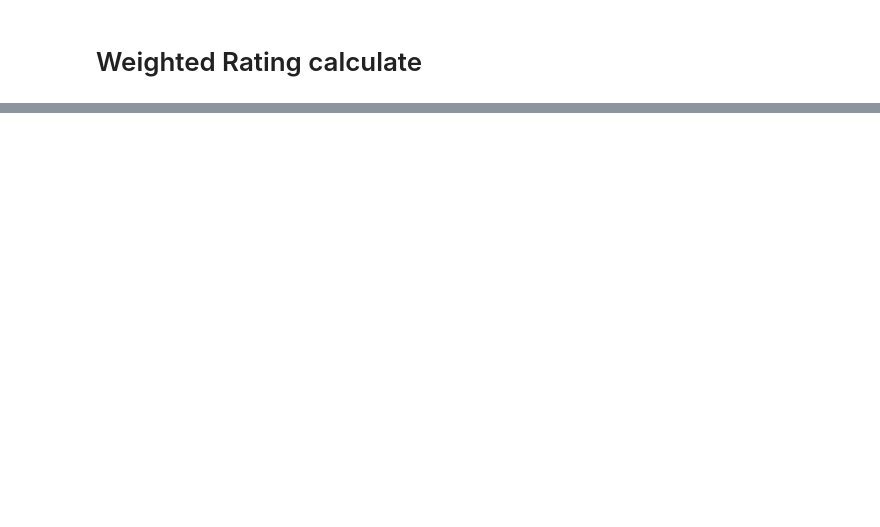
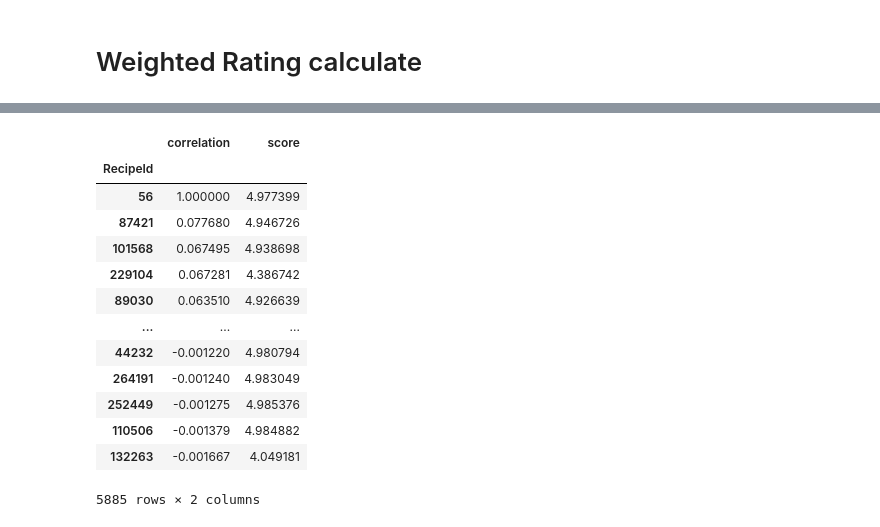
Before and after one commit to dumpfordummy/BACS2003-Recipe-Recommendation, a Jupyter notebook: Engage-22-Project-Bongrub-main/Engage-22-Project-Bongrub-main/CollaborativeModel.ipynb, the cells around one changed output, grey strips where cells are left out. Saved outputs shown, nothing was run; the diff lists cells and outputs as text; code cells hidden in the pictures; blank space fills up the shorter version.

```diff
--- a/Engage-22-Project-Bongrub-main/Engage-22-Project-Bongrub-main/CollaborativeModel.ipynb
+++ b/Engage-22-Project-Bongrub-main/Engage-22-Project-Bongrub-main/CollaborativeModel.ipynb
@@ -90,0 +202,3 @@ similar_recipes
+# %%
+similar_recipes = pd.DataFrame(similar_recipes,columns=['correlation'])
+similar_recipes.head(10)
@@ -131,3 +308,19 @@ df_rating.head(10)
 # %%
-result_recipes = similar_recipes.join(df_rating['score']).sort_values(by='correlation', ascending=False)
-result_recipes.head(10)
+result_recipes = similar_recipes.join(df_rating['score'] ).sort_values(by='correlation', ascending=False)
+result_recipes = result_recipes[result_recipes['score'] > 4].sort_values(by = 'correlation', ascending = False)
+result_recipes
+# %% [output]
+|  | correlation | score |
+| RecipeId |  |  |
+| 56 | 1.000000 | 4.977399 |
+| 87421 | 0.077680 | 4.946726 |
+| 101568 | 0.067495 | 4.938698 |
+| 229104 | 0.067281 | 4.386742 |
+| 89030 | 0.063510 | 4.926639 |
+| ... | ... | ... |
+| 44232 | -0.001220 | 4.980794 |
+| 264191 | -0.001240 | 4.983049 |
+| 252449 | -0.001275 | 4.985376 |
+| 110506 | -0.001379 | 4.984882 |
+| 132263 | -0.001667 | 4.049181 |
+5885 rows × 2 columns
```
Also changed, not shown: parts of 21 cells of this notebook.
